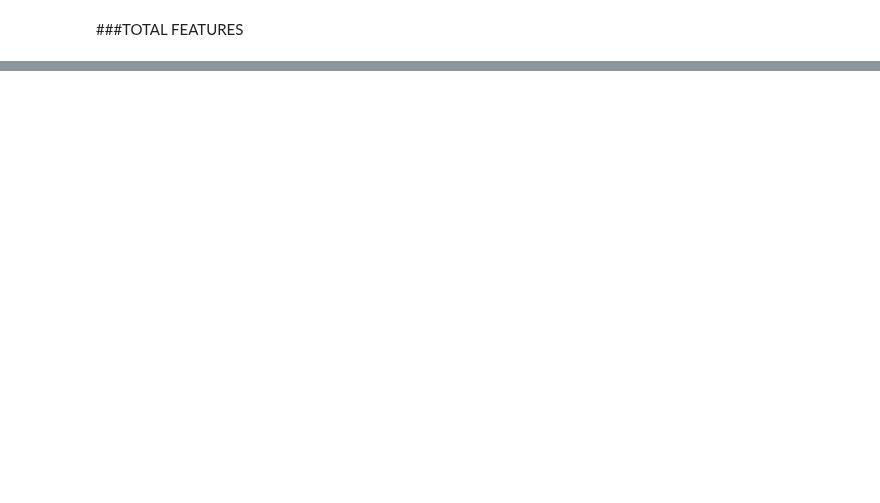
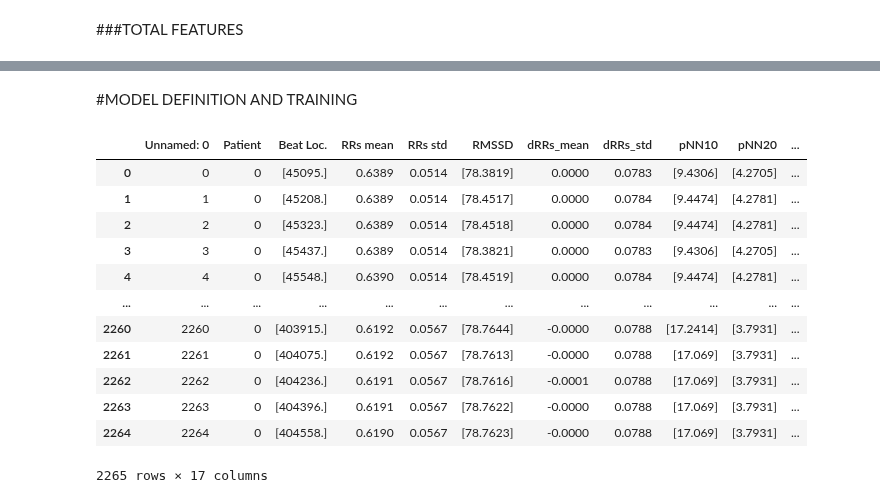
Before and after one commit to alice202122/AI_PROJECT, a Jupyter notebook: AI_Assignment.ipynb, the cells around one changed output, grey strips where cells are left out. Cells and saved outputs as stored; diff of their text form; code cells hidden in the pictures; blank space fills up the shorter version.

```diff
--- a/AI_Assignment.ipynb
+++ b/AI_Assignment.ipynb
@@ -806,0 +954,20 @@ Morpho.to_pickle(path+'Morpho')
+# %% [markdown]
+#MODEL DEFINITION AND TRAINING
+# %%
+path = '/gdrive/MyDrive/AI_Assignment/'
+feat = pd.read_csv(path+'feat.csv')
+feat
+# %% [output]
+|  | Unnamed: 0 | Patient | Beat Loc. | RRs mean | RRs std | RMSSD | dRRs_mean | dRRs_std | pNN10 | pNN20 | ... |
+| 0 | 0 | 0 | [45095.] | 0.6389 | 0.0514 | [78.3819] | 0.0000 | 0.0783 | [9.4306] | [4.2705] | ... |
+| 1 | 1 | 0 | [45208.] | 0.6389 | 0.0514 | [78.4517] | 0.0000 | 0.0784 | [9.4474] | [4.2781] | ... |
+| 2 | 2 | 0 | [45323.] | 0.6389 | 0.0514 | [78.4518] | 0.0000 | 0.0784 | [9.4474] | [4.2781] | ... |
+| 3 | 3 | 0 | [45437.] | 0.6389 | 0.0514 | [78.3821] | 0.0000 | 0.0783 | [9.4306] | [4.2705] | ... |
+| 4 | 4 | 0 | [45548.] | 0.6390 | 0.0514 | [78.4519] | 0.0000 | 0.0784 | [9.4474] | [4.2781] | ... |
+| ... | ... | ... | ... | ... | ... | ... | ... | ... | ... | ... | ... |
+| 2260 | 2260 | 0 | [403915.] | 0.6192 | 0.0567 | [78.7644] | -0.0000 | 0.0788 | [17.2414] | [3.7931] | ... |
+| 2261 | 2261 | 0 | [404075.] | 0.6192 | 0.0567 | [78.7613] | -0.0000 | 0.0788 | [17.069] | [3.7931] | ... |
+| 2262 | 2262 | 0 | [404236.] | 0.6191 | 0.0567 | [78.7616] | -0.0001 | 0.0788 | [17.069] | [3.7931] | ... |
+| 2263 | 2263 | 0 | [404396.] | 0.6191 | 0.0567 | [78.7622] | -0.0000 | 0.0788 | [17.069] | [3.7931] | ... |
+| 2264 | 2264 | 0 | [404558.] | 0.6190 | 0.0567 | [78.7623] | -0.0000 | 0.0788 | [17.069] | [3.7931] | ... |
+2265 rows × 17 columns
```
Also changed, not shown: parts of 70 cells of this notebook.
